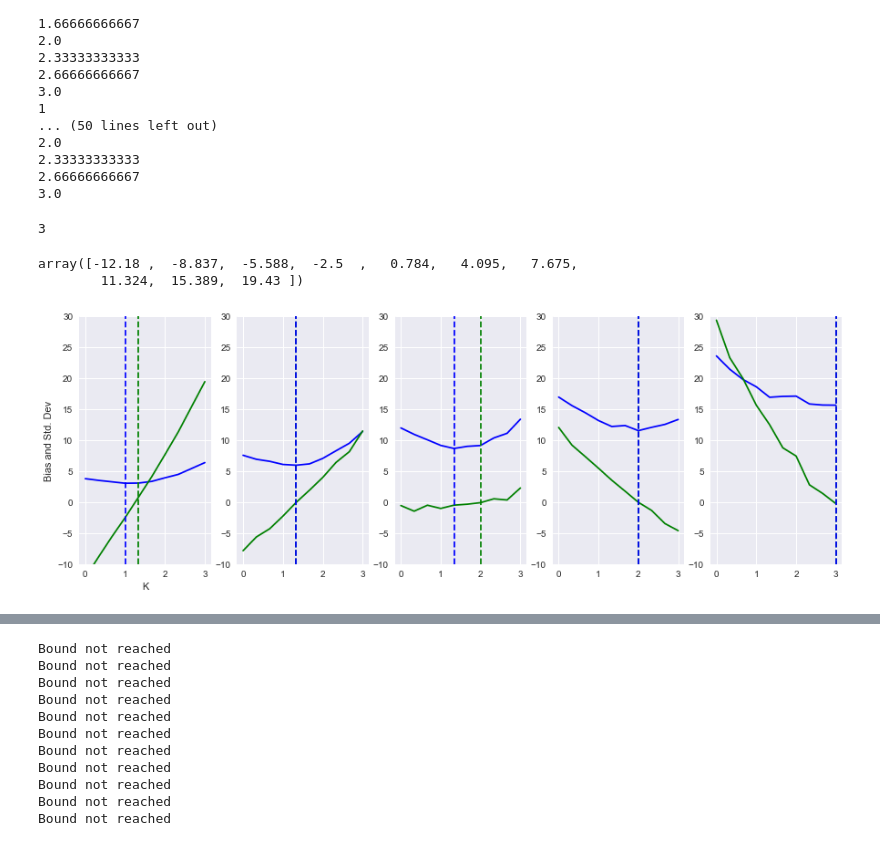
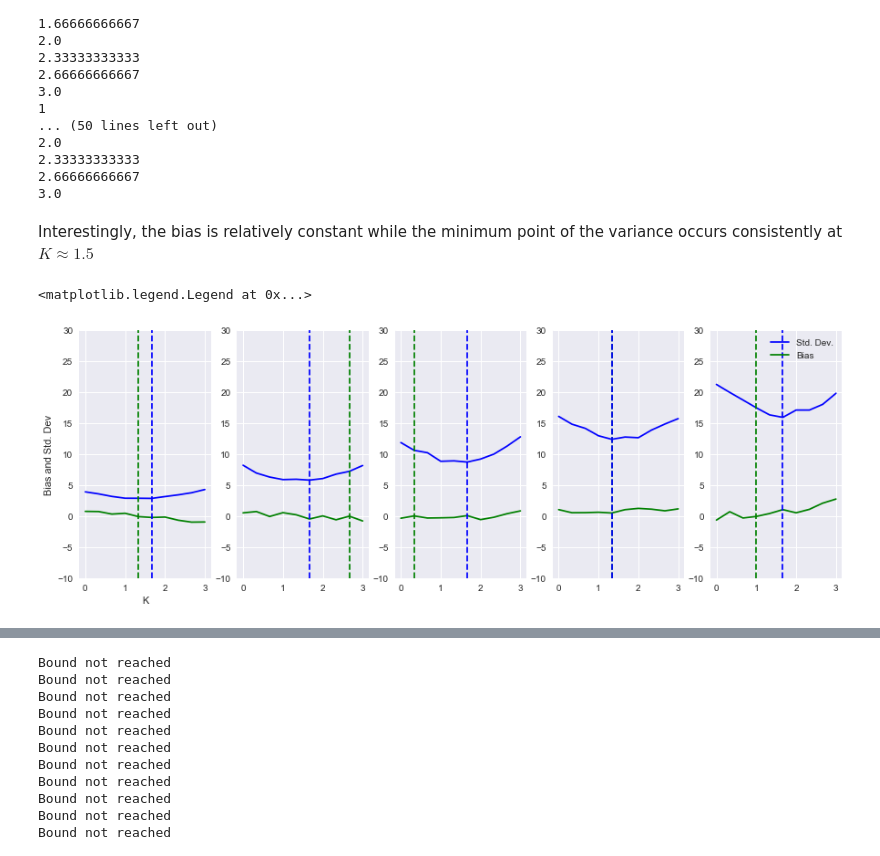
Before and after one commit to jazlab/SE_NL_MJ_2020, a Jupyter notebook: two_neuron_cascade.ipynb, the cells around one changed output, grey strips where cells are left out. Drawn from its saved outputs; the diff is of its cells as text; code cells hidden in the pictures.

```diff
--- a/two_neuron_cascade.ipynb
+++ b/two_neuron_cascade.ipynb
@@ -334,19 +338,20 @@ print(np.mean(times_lst_sigma), np.std(times_lst_sigma))
 # Two modules
 ntrials = 1000
 nsteps = 3000
-theta = 0.644 # This makes mean = 400
+theta = 0.658 # This makes mean = 400
 threshold = 0.65
 
 state_dict = {'u': np.array([0.7] * ntrials), 'v': np.array([0.2] * ntrials)}
 param_dict_module = {'Wut': 6, 'Wvt': 6, 'Wuv': 6, 'Wvu': 6,
-              'theta': theta, 'tau': 100, 'dt': 1, 'ext': 0, 'sigma': 0.3}
+              'theta': theta, 'tau': 100, 'dt': 1, 'ext': 0, 'sigma': 0.1}
 varlst = []
 meanlst = []
+Klst = np.linspace(0, 3, 20)
 
-for K in np.linspace(0, 3, 20):
+for K in [1.5]:
     # Module 1
     print(K)
-    param_dict_module['theta'] = 0.644 # Initial theta
+    param_dict_module['theta'] = theta # Initial theta
     state_dict = {'u': np.array([0.7] * ntrials), 'v': np.array([0.2] * ntrials)}
     ulst_noise_sigma1, vlst_noise_sigma1 = simulate_u_v_exp_multi(state_dict, param_dict_module, nsteps)
 
@@ -405,0 +402,3 @@ plt.ylabel('Standard Deviation Tp')
+# %%
+theta_lst = np.array([[0    , 0.1  , 0.2  , 0.3  , 0.4  , 0.5  ],
+                      [0.659, 0.658, 0.653, 0.644, 0.632, 0.613]])
@@ -406,27 +409,19 @@ plt.ylabel('Standard Deviation Tp')
 # %%
-# Two modules
-ntrials = 1000
-nsteps = 3000
-theta = 0.644 # This makes mean = 400
-threshold = 0.65
-theta_lst = np.array([0.659, 0.658, 0.653, 0.644, 0.632, 0.613])
-sigma_lst = np.linspace(0, 0.5, 6)
 Klst = np.linspace(0, 3, 10)
 varlst = np.zeros((6, 10))
 meanlst = np.zeros((6, 10))
 
-for i in range(6):
-    print(i)
-    sigma_sigma = sigma_lst[i]
-    theta = theta_lst[i]
+for i in range(theta_lst.shape[1]):
+    sigma_sigma = theta_lst[0, i]
+    theta = theta_lst[1, i]
     state_dict = {'u': np.array([0.7] * ntrials), 'v': np.array([0.2] * ntrials)}
     param_dict_module = {'Wut': 6, 'Wvt': 6, 'Wuv': 6, 'Wvu': 6,
                   'theta': theta, 'tau': 100, 'dt': 1, 'ext': 0, 'sigma': sigma_sigma}
     for j, K in enumerate(Klst):
-        print(K)
+        print('Working, i = ', i, 'K = ', K)
         # Module 1
-        param_dict_module['theta'] = 0.644 # Initial theta
         state_dict = {'u': np.array([0.7] * ntrials), 'v': np.array([0.2] * ntrials)}
+        param_dict_module['theta'] = theta # Initial theta
         ulst_noise_sigma1, vlst_noise_sigma1 = simulate_u_v_exp_multi(state_dict, param_dict_module, nsteps)
 
         decision_sigma1 = ulst_noise_sigma1 - vlst_noise_sigma1
@@ -466,28 +459,20 @@ normvarlst = varlst[1:].T / np.mean(varlst[1:], axis=1)
-# %%
-sq_bias = (meanlst[1]-400)**2
-np.argmin(sq_bias)
-np.argmin(varlst[1])
-# %% [output]
-3
-# %%
-meanlst[1] - 400
-# %% [output]
-array([-12.18 ,  -8.837,  -5.588,  -2.5  ,   0.784,   4.095,   7.675,
-        11.324,  15.389,  19.43 ])
+# %% [markdown]
+Interestingly, the bias is relatively constant while the minimum point of the variance occurs consistently at $K \approx 1.5$
 # %%
 fig, ax = plt.subplots(1, 5, figsize=(15, 5))
 for i in range(1, 6):
     sq_bias = (meanlst[i]-400)**2
     biasid = np.argmin(sq_bias)
     varid = np.argmin(varlst[i])
     ax[i-1].plot(Klst, varlst[i], color='b', label='Std. Dev.')
-    ax[i-1].plot(Klst, meanlst[i] - 400, color='g', label='')
+    ax[i-1].plot(Klst, meanlst[i] - 400, color='g', label='Bias')
     ax[i-1].set_ylim((-10, 30))
     ax[i-1].axvline(x=Klst[biasid], linestyle='--', color='g')
     ax[i-1].axvline(x=Klst[varid], linestyle='--', color='b')
 
 ax[0].set_xlabel('K')
 ax[0].set_ylabel('Bias and Std. Dev')
 ax[4].legend()
 # %% [output]
+<matplotlib.legend.Legend at 0x...>
-[figure, old version]
+[figure, new version]
```
Also changed, not shown: parts of 27 cells of this notebook.
